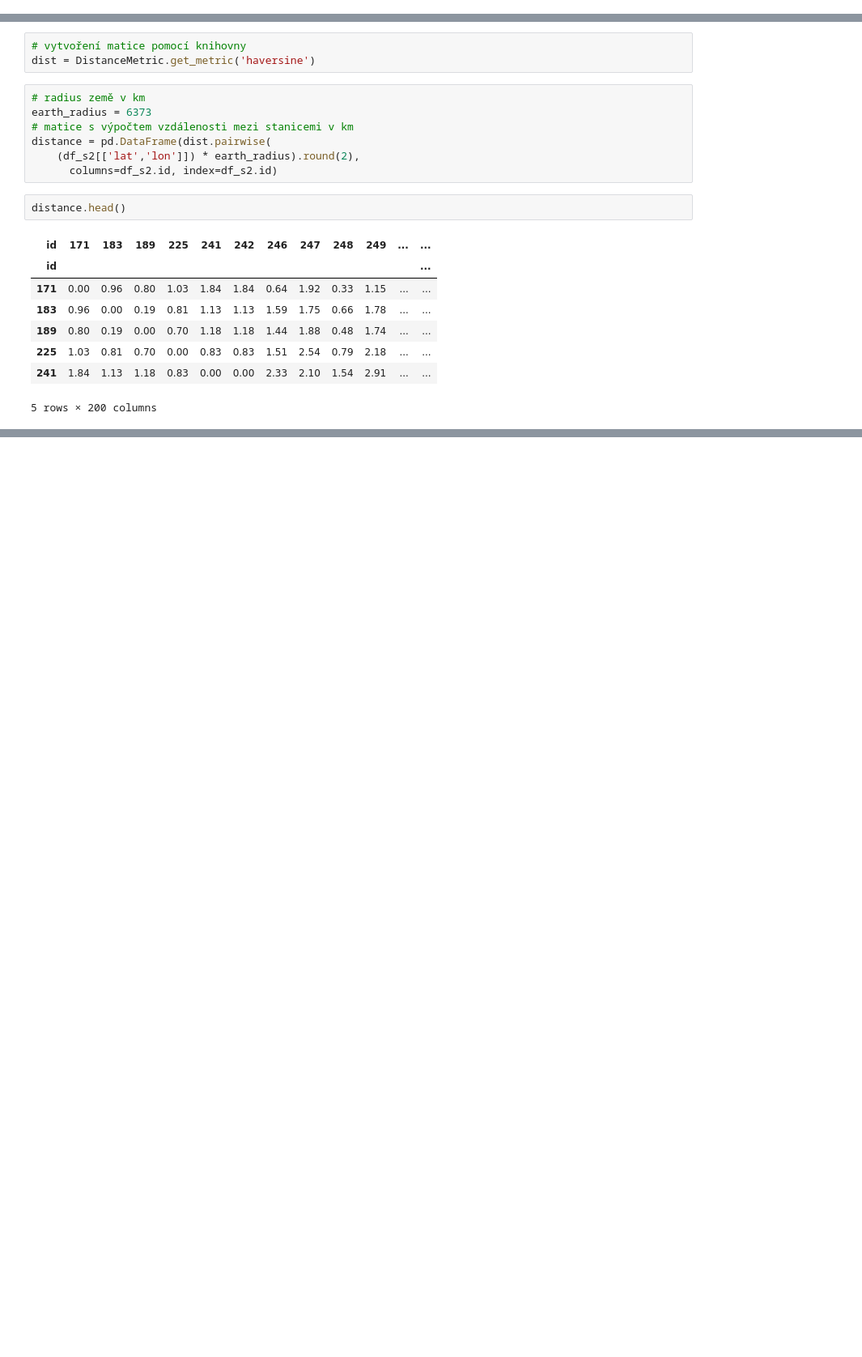
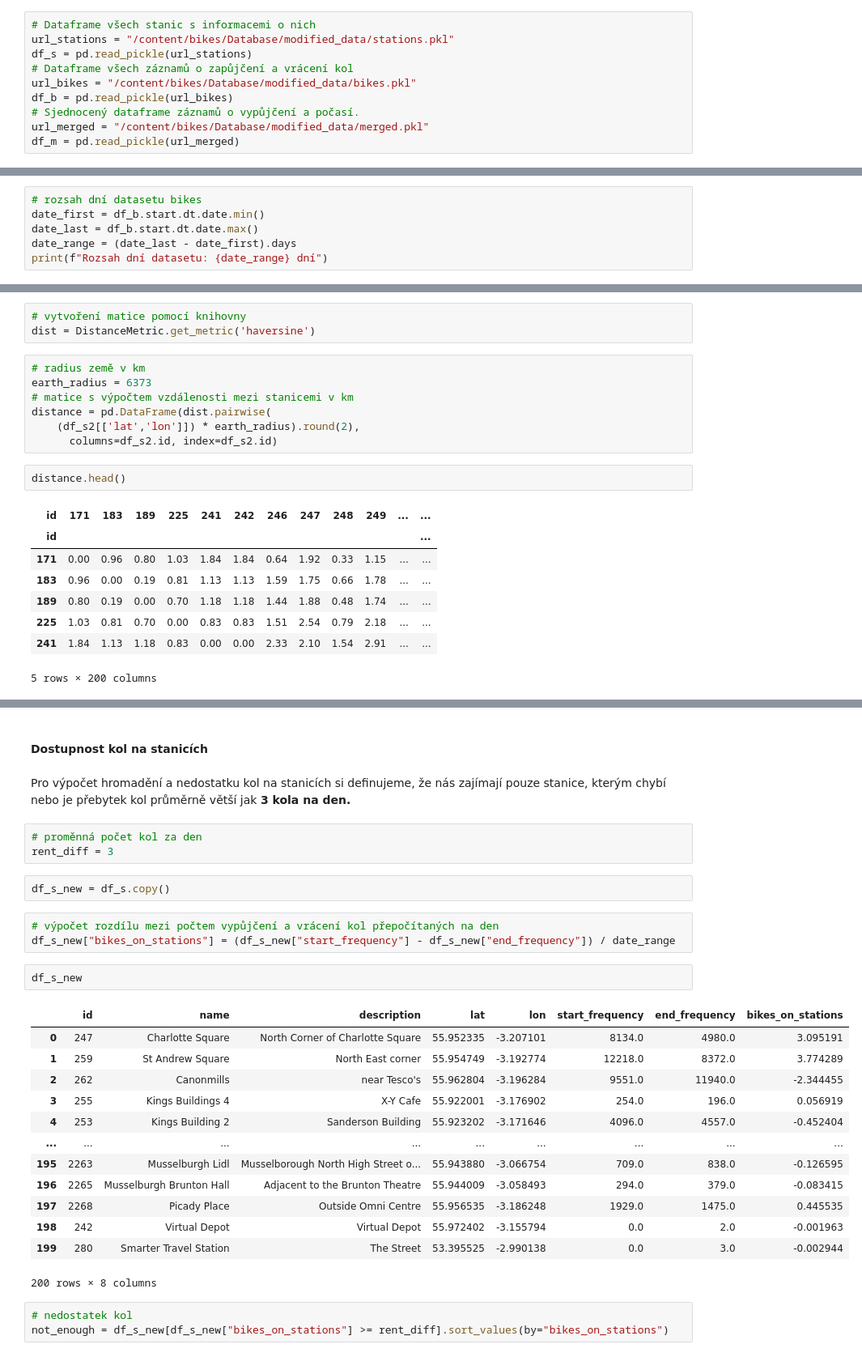
Before and after one commit to 9berny9/bikes, a Jupyter notebook: bikes_process.ipynb, the cells around one changed output, grey strips where cells are left out. Shown at 81% size. Drawn from its saved outputs; the diff is of its cells as text; blank space fills up the shorter version.

Commit message:
stations_analyse

```diff
--- a/bikes_process.ipynb
+++ b/bikes_process.ipynb
@@ -37,0 +42,10 @@ Výstupem analýzy bude ideálně jupyter notebook nebo colab notebook uložený
+# %%
+# Dataframe všech stanic s informacemi o nich
+url_stations = "/content/bikes/Database/modified_data/stations.pkl"
+df_s = pd.read_pickle(url_stations)
+# Dataframe všech záznamů o zapůjčení a vrácení kol
+url_bikes = "/content/bikes/Database/modified_data/bikes.pkl"
+df_b = pd.read_pickle(url_bikes)
+# Sjednocený dataframe záznamů o vypůjčení a počasí.
+url_merged = "/content/bikes/Database/modified_data/merged.pkl"
+df_m = pd.read_pickle(url_merged)
@@ -37,0 +56,6 @@ Výstupem analýzy bude ideálně jupyter notebook nebo colab notebook uložený
+# %%
+# rozsah dní datasetu bikes
+date_first = df_b.start.dt.date.min()
+date_last = df_b.start.dt.date.max()
+date_range = (date_last - date_first).days
+print(f"Rozsah dní datasetu: {date_range} dní")
@@ -150,0 +290,31 @@ distance.head()
+# %% [markdown]
+#### Dostupnost kol na stanicích<a name="3.1.2"></a>
+# %% [markdown]
+Pro výpočet hromadění a nedostatku kol na stanicích si definujeme, že nás zajímají pouze stanice, kterým chybí nebo je přebytek kol průměrně větší jak **3 kola na den.**
+# %%
+# proměnná počet kol za den
+rent_diff = 3
+# %%
+df_s_new = df_s.copy()
+# %%
+# výpočet rozdílu mezi počtem vypůjčení a vrácení kol přepočítaných na den
+df_s_new["bikes_on_stations"] = (df_s_new["start_frequency"] - df_s_new["end_frequency"]) / date_range
+# %%
+df_s_new
+# %% [output]
+|  | id | name | description | lat | lon | start_frequency | end_frequency | bikes_on_stations |
+| 0 | 247 | Charlotte Square | North Corner of Charlotte Square | 55.952335 | -3.207101 | 8134.0 | 4980.0 | 3.095191 |
+| 1 | 259 | St Andrew Square | North East corner | 55.954749 | -3.192774 | 12218.0 | 8372.0 | 3.774289 |
+| 2 | 262 | Canonmills | near Tesco's | 55.962804 | -3.196284 | 9551.0 | 11940.0 | -2.344455 |
+| 3 | 255 | Kings Buildings 4 | X-Y Cafe | 55.922001 | -3.176902 | 254.0 | 196.0 | 0.056919 |
+| 4 | 253 | Kings Building 2 | Sanderson Building | 55.923202 | -3.171646 | 4096.0 | 4557.0 | -0.452404 |
+| ... | ... | ... | ... | ... | ... | ... | ... | ... |
+| 195 | 2263 | Musselburgh Lidl | Musselborough North High Street o... | 55.943880 | -3.066754 | 709.0 | 838.0 | -0.126595 |
+| 196 | 2265 | Musselburgh Brunton Hall | Adjacent to the Brunton Theatre | 55.944009 | -3.058493 | 294.0 | 379.0 | -0.083415 |
+| 197 | 2268 | Picady Place | Outside Omni Centre | 55.956535 | -3.186248 | 1929.0 | 1475.0 | 0.445535 |
+| 198 | 242 | Virtual Depot | Virtual Depot | 55.972402 | -3.155794 | 0.0 | 2.0 | -0.001963 |
+| 199 | 280 | Smarter Travel Station | The Street | 53.395525 | -2.990138 | 0.0 | 3.0 | -0.002944 |
+200 rows × 8 columns
+# %%
+# nedostatek kol
+not_enough = df_s_new[df_s_new["bikes_on_stations"] >= rent_diff].sort_values(by="bikes_on_stations")
```
Also changed, not shown: parts of 44 cells of this notebook.
